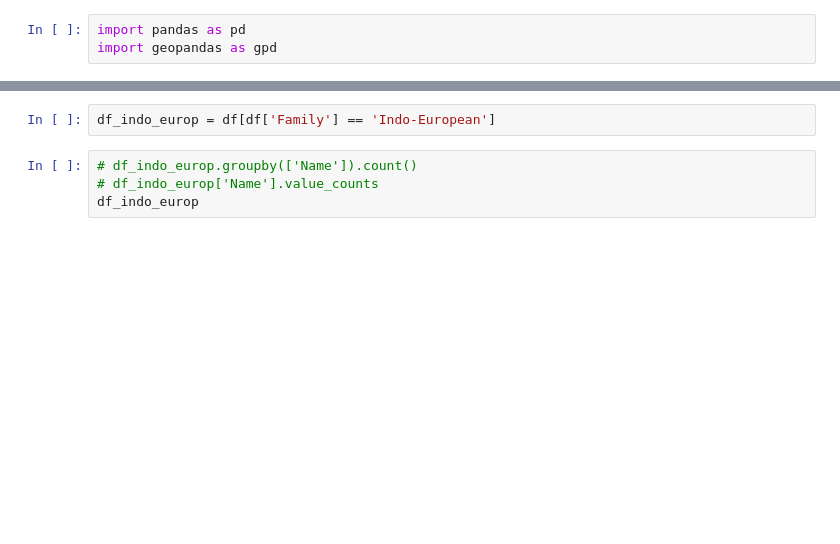
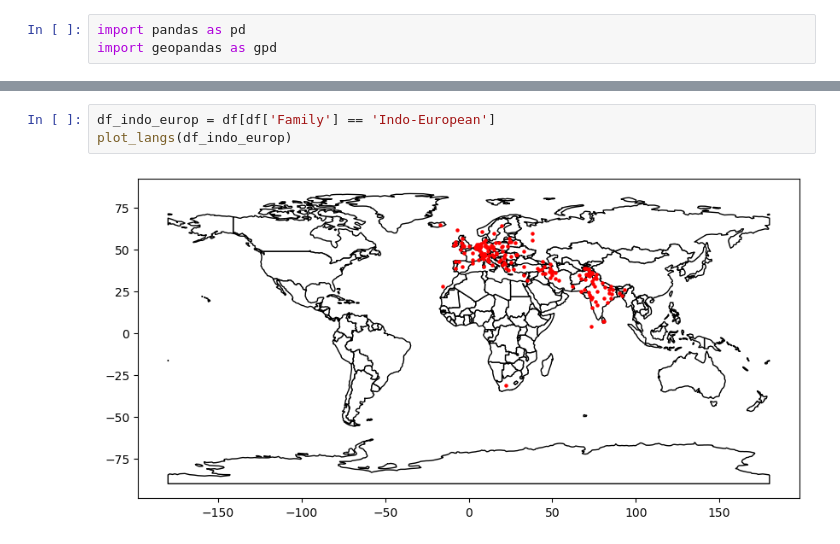
Before and after one commit to StefMiya/TL_Team5, a Jupyter notebook: languages.ipynb, the cells around one changed output, grey strips where cells are left out. Drawn from its saved outputs; the diff is of its cells as text; blank space fills up the shorter version.

```diff
--- a/languages.ipynb
+++ b/languages.ipynb
@@ -35,6 +25,5 @@ gpd_lang.head
 # %%
 df_indo_europ = df[df['Family'] == 'Indo-European']
+plot_langs(df_indo_europ)
+# %% [output]
+[figure, added]
-# %%
-# df_indo_europ.groupby(['Name']).count()
-# df_indo_europ['Name'].value_counts
-df_indo_europ
```
Also changed, not shown: parts of 6 cells of this notebook, 1 other file.
